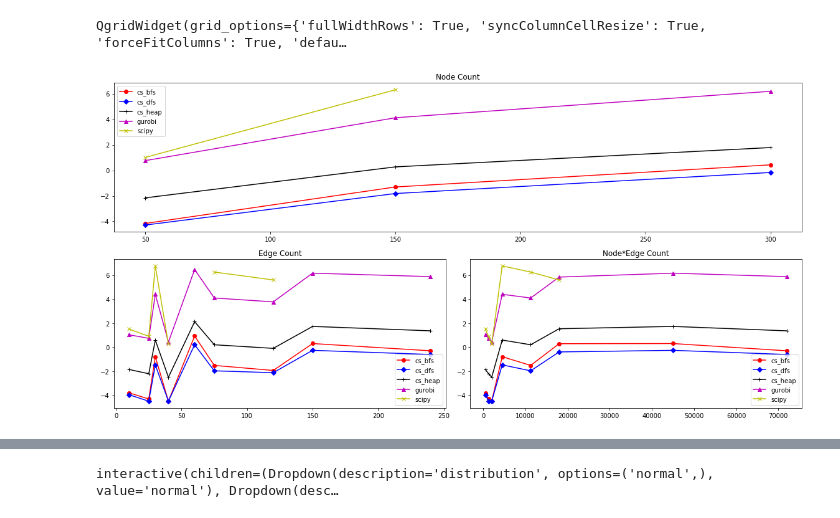
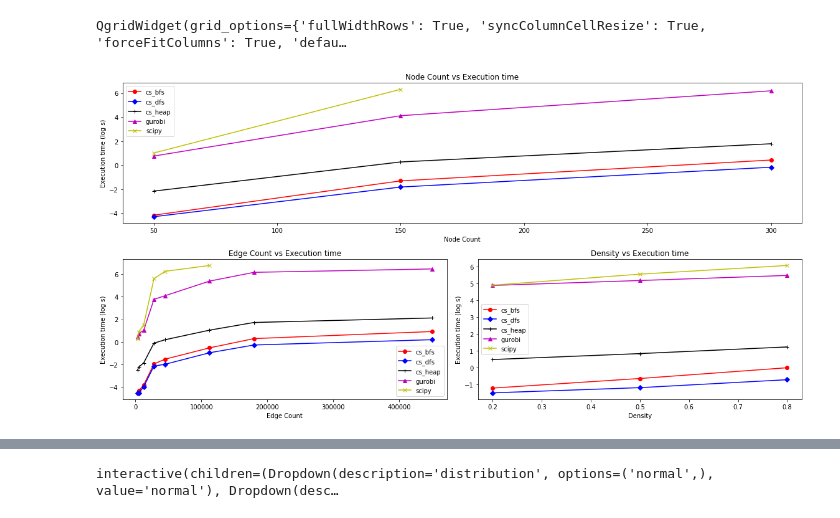
Before and after one commit to rizaozcelik/capacity-scaling, a Jupyter notebook: TermProject.ipynb, the cells around one changed output, grey strips where cells are left out. Cells and saved outputs as stored; diff of their text form; code cells hidden in the pictures.

```diff
--- a/TermProject.ipynb
+++ b/TermProject.ipynb
@@ -14,6 +14,7 @@ from qgrid import show_grid
 from ipywidgets import interact
 experiment_results_path = './experiments/results/'
 eps = 0.1 # just to prevent zero log in plotting
+figures_path = './figures/'
 # %% [markdown]
 # Capacity Scaling vs Linear Programming
 # %% [markdown]
@@ -32,7 +33,8 @@ Configuration of these experiments are generated with respect to node/edge count
 experiment_results1 = pd.read_csv(experiment_results_path + 'experiment1.csv', sep='|')
 experiment_results1 = experiment_results1.replace({'ERROR':np.nan, 'None':np.nan})
 experiment_results1['execution_time'] = experiment_results1['execution_time'].astype(float)
-experiment_results1['edge_count'] = experiment_results1.node_count * experiment_results1.density
+experiment_results1['density'] = 1 - experiment_results1['sparsity']
+experiment_results1['edge_count'] = experiment_results1.node_count ** 2 / experiment_results1['sparsity']
 experiment_results1['node*edge_count'] = experiment_results1.node_count * experiment_results1.edge_count
 
 algo_names = experiment_results1.name.unique()
@@ -42,35 +44,42 @@ QgridWidget(grid_options={'fullWidthRows': True, 'syncColumnCellResize': True, '
 # %%
 # node count effect
 results_by_node_count = experiment_results1.groupby(['name', 'node_count'])['execution_time'].mean()
 results_by_edge_count = experiment_results1.groupby(['name', 'edge_count'])['execution_time'].mean()
-results_by_node_edge_count = experiment_results1.groupby(['name', 'node*edge_count'])['execution_time'].mean()
-
+results_by_density = experiment_results1.groupby(['name', 'density'])['execution_time'].mean()
 
 markers = ['o','D','+', '^', 'x']
 colors = ['r','b','k','m','y']
 
 gs = gridspec.GridSpec(2, 2)
 
-plt.figure(figsize=(16,8))
+fig = plt.figure(figsize=(16,8))
 ax = plt.subplot(gs[0, :])
-ax.set_title('Node Count')
+ax.set_xlabel('Node Count')
+ax.set_ylabel('Execution time (log s)')
+ax.set_title('Node Count vs Execution time')
 for name, marker,color in zip(algo_names,markers,colors):
     plt.plot(np.log(results_by_node_count[name]), label=name, marker=marker, color=color)
 plt.legend()
 
 ax = plt.subplot(gs[1, 0])
-ax.set_title('Edge Count')
+ax.set_xlabel('Edge Count')
+ax.set_ylabel('Execution time (log s)')
+ax.set_title('Edge Count vs Execution time')
 for name, marker,color in zip(algo_names,markers,colors):
     plt.plot(np.log(results_by_edge_count[name]), label=name, marker=marker, color=color)
 plt.legend()
 
 ax = plt.subplot(gs[1, 1])
-ax.set_title('Node*Edge Count')
+ax.set_xlabel('Density')
+ax.set_ylabel('Execution time (log s)')
+ax.set_title('Density vs Execution time')
+
 for name, marker,color in zip(algo_names,markers,colors):
-    plt.plot(np.log(results_by_node_edge_count[name]), label=name, marker=marker, color=color)
+    plt.plot(np.log(results_by_density[name]), label=name, marker=marker, color=color)
 plt.legend()
 
 plt.tight_layout()
 plt.show()
+fig.savefig(figures_path + 'exp1_plot1.png')
 # %% [output]
-[figure, old version]
+[figure, new version]
```
Also changed, not shown: parts of 16 cells of this notebook, 14 other files.
